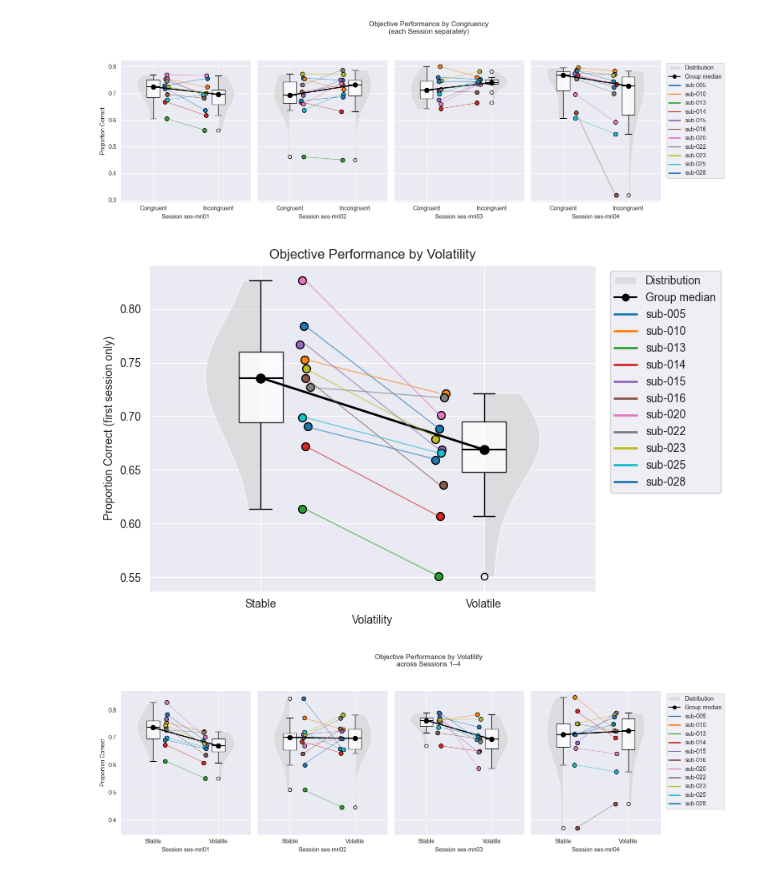
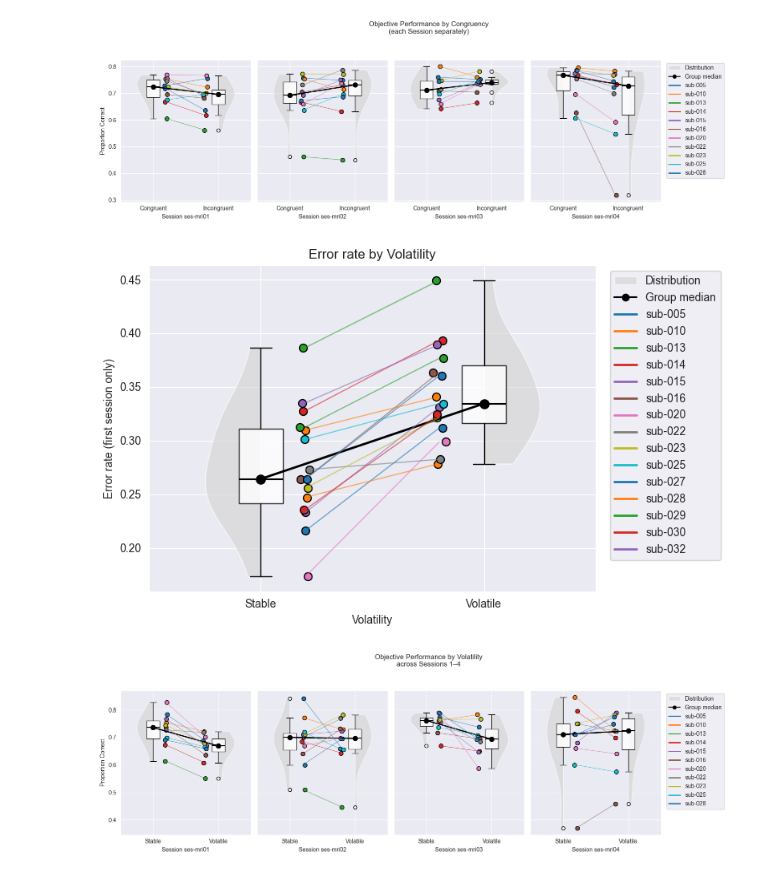
Before and after one commit to carla-coca/my-random-progress-thesis, a Jupyter notebook: Analyses_categorization+modelling.ipynb, the cells around one changed output. Saved outputs shown, nothing was run; the diff lists cells and outputs as text; code cells hidden in the pictures.

```diff
--- a/Analyses_categorization+modelling.ipynb
+++ b/Analyses_categorization+modelling.ipynb
@@ -331,8 +373,7 @@ base_folder = "/Volumes/project/3025011.02/raw/"
 selected_subjects = [
     "sub-005", "sub-010", "sub-013", "sub-014",
     "sub-015", "sub-016", "sub-020", "sub-022",
-    "sub-023", "sub-025", "sub-028"
-]
+    "sub-023", "sub-025", "sub-027", "sub-028", "sub-029", "sub-030", "sub-032", "sub-037"]
 
 all_data = []
 
@@ -402,7 +443,7 @@ for subject in selected_subjects:
                     df = df[df["trial"].between(1,667)]
                 df["stimuli_type"] = df["stimuli_type"].map({1:"Angry", 2:"Happy"})
                 df = df[df["probability_condition"] != 50]
-                df["response"] = df["response"].map({"up":"Avoid","down":"Approach"})
+                df["response"] = df["response"].map({"up":"Approach","down":"Avoid"})  #I hhave changed this to see what it does
                 df["reward_amount"] = pd.to_numeric(df["reward_amount"], errors="coerce")
                 df["reward_change"]  = df["reward_amount"].diff().round(2)
                 df["reward_display"] = df["reward_change"].map({0.10:"+10 cents", -0.10:"-10 cents"}).fillna("unknown")
@@ -470,7 +511,7 @@ if all_data:
         others = [c for c in combined_df.columns if c not in key_cols]
         combined_df = combined_df[key_cols + others]
 
-        out_path = "/Users/carlacoca/Documents/master_internship/outputs_final_data/final_df.csv"
+        out_path = "/Users/carlacoca/Documents/master_internship/outputs_final_data/combined_df.csv"
         combined_df.to_csv(out_path, index=False, sep=";")
         print(f"✅ Data saved to {out_path}")
 
@@ -730,7 +1077,7 @@ import matplotlib.pyplot as plt
 
 # 0) Load your data
 df = pd.read_csv(
-    "/Users/carlacoca/Documents/master_internship/outputs_final_data/final_df.csv",
+    "/Users/carlacoca/Documents/master_internship/outputs_final_data/combined_df.csv",
     sep=";"
 )
 
@@ -811,7 +1158,7 @@ ax.set_xticks(positions)
 ax.set_xticklabels([c.capitalize() for c in conds])
 ax.set_ylabel('Response Time (s)')
 ax.set_xlabel('Congruency')
-ax.set_title('RT by Congruency — Subject Medians & Connectors')
+ax.set_title('Response time by Congruency')
 ax.legend(title='Subject', bbox_to_anchor=(1.02, 1), loc='upper left')
 
 plt.tight_layout()
@@ -825,7 +1172,7 @@ import matplotlib.pyplot as plt
 
 # 0) Load your data
 df = pd.read_csv(
-    "/Users/carlacoca/Documents/master_internship/outputs_final_data/final_df.csv",
+    "/Users/carlacoca/Documents/master_internship/outputs_final_data/combined_df.csv",
     sep=";"
 )
 
@@ -909,7 +1256,7 @@ ax.set_xticks(positions)
 ax.set_xticklabels([c.capitalize() for c in conds])
 ax.set_ylabel('Response Time (s)')
 ax.set_xlabel('Congruency')
-ax.set_title('RT by Congruency — Subject Medians & Connectors')
+ax.set_title('Response time by Congruency — Subject Medians & Connectors')
 ax.legend(title='Subject', bbox_to_anchor=(1.02, 1), loc='upper left')
 
 plt.tight_layout()
@@ -1279,14 +1427,12 @@ from matplotlib.lines import Line2D
 
 # 0) Load full data
 df = pd.read_csv(
-    "/Users/carlacoca/Documents/master_internship/outputs_final_data/final_df.csv",
+    "/Users/carlacoca/Documents/master_internship/outputs_final_data/combined_df.csv",
     sep=";"
 )
 
 # Clean accuracy  → 0/1
-df['accuracy '] = df['accuracy '].apply(
-    lambda x: 1 if str(x).lower() in ('true', '1') else 0
-)
+#
 
 # 1) Find first session per subject
 first_sessions = (
@@ -1304,7 +1450,7 @@ df_first = df[df['session'] == df['first_sess']]
 # 3) Compute performance per subject × congruency (first session only)
 perf_df = (
     df_first
-    .groupby(['subject', 'congruency_response'])['accuracy ']
+    .groupby(['subject', 'congruency_response'])['error_rate']
     .mean()
     .reset_index(name='perf')
 )
@@ -1366,9 +1512,9 @@ for subj in sorted(subjects, key=lambda s: s != 'subject-020'):
 # Formatting
 ax.set_xticks(x_base)
 ax.set_xticklabels([c.capitalize() for c in conds])
-ax.set_ylabel('Objectively correct')
+ax.set_ylabel('Error rate')
 ax.set_xlabel('Congruency')
-ax.set_title('Objective Performance by Congruency')
+ax.set_title('Error rate by Congruency')
 
 # Legend
 legend_elems = [
@@ -1515,14 +1661,14 @@ from matplotlib.lines import Line2D
 
 # 0) Load full data
 df = pd.read_csv(
-    "/Users/carlacoca/Documents/master_internship/outputs_final_data/final_df.csv",
+    "/Users/carlacoca/Documents/master_internship/outputs_final_data/combined_df.csv",
     sep=";"
 )
 
 # Clean accuracy  → 0/1
-df['accuracy '] = df['accuracy '].apply(
-    lambda x: 1 if str(x).lower() in ('true','1') else 0
-)
+#df['accuracy '] = df['accuracy '].apply(
+    #lambda x: 1 if str(x).lower() in ('true','1') else 0
+#)
 
 # 1) Figure out each subject’s first session
 first_sessions = (
@@ -1539,7 +1685,7 @@ df_first = df[df['session'] == df['first_sess']]
 # 3) Compute performance per subject × volatility (first sessions)
 perf_vol = (
     df_first
-      .groupby(['subject','volatility'])['accuracy ']
+      .groupby(['subject','volatility'])['error_rate']
       .mean()
       .reset_index(name='perf')
 )
@@ -1595,36 +1741,36 @@ for subj in subjects:
     y2 = row.loc[row.volatility=='volatile','perf'].iloc[0]
 
     # connector
     ax.plot(jitter_x, [y1, y2],
             color=colors[subj], alpha=0.6, lw=1)
 
     # jittered points
     x1 = jitter_x[0] + np.random.uniform(-0.03, 0.03)
     x2 = jitter_x[1] + np.random.uniform(-0.03, 0.03)
     ax.scatter(x1, y1,
                color=colors[subj], edgecolor='k', s=50, label=subj)
     ax.scatter(x2, y2,
                color=colors[subj], edgecolor='k', s=50)
 
 # Final formatting & legend
 ax.set_xticks(x_base)
 ax.set_xticklabels([c.capitalize() for c in conds])
-ax.set_ylabel('Proportion Correct (first session only)')
+ax.set_ylabel('Error rate (first session only)')
 ax.set_xlabel('Volatility')
-ax.set_title('Objective Performance by Volatility')
+ax.set_title('Error rate by Volatility')
 
 legend_elems = [
     Patch(facecolor='lightgray', label='Distribution', alpha=0.6),
     Line2D([0],[0], color='k', marker='o', label='Group median')
 ]
 for subj in subjects:
     legend_elems.append(Line2D([0],[0], color=colors[subj], lw=2, label=subj))
 ax.legend(handles=legend_elems, bbox_to_anchor=(1.02,1), loc='upper left')
 
 plt.tight_layout()
 plt.show()
 # %% [output]
-[figure, old version]
+[figure, new version]
 # %%
 import pandas as pd
 import numpy as np
```
Also changed, not shown: parts of 18 cells of this notebook, 1 other file.
